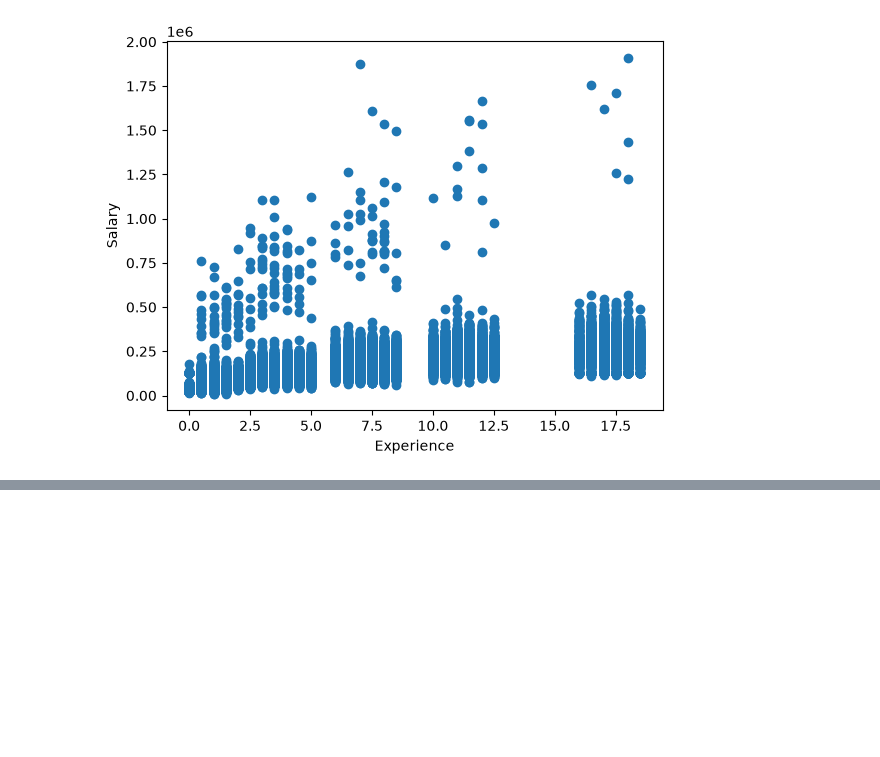
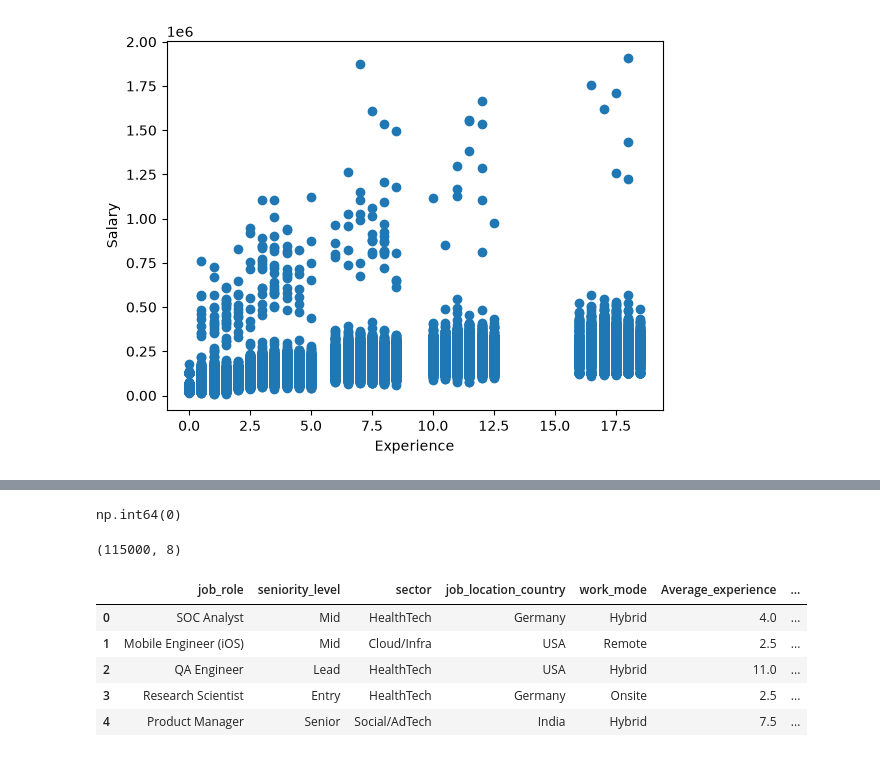
Before and after one commit to anshulbaisoya82-ux/Task-2-, a Jupyter notebook: Salary.ipynb, the cells around one changed output, grey strips where cells are left out. Saved outputs shown, nothing was run; the diff lists cells and outputs as text; code cells hidden in the pictures; blank space fills up the shorter version.

```diff
--- a/Salary.ipynb
+++ b/Salary.ipynb
@@ -182,0 +324,26 @@ plt.show()
+# %%
+df['sector'].isna().sum()
+# %% [output]
+np.int64(0)
+# %%
+features = [
+    'job_role',
+    'seniority_level',
+    'sector',
+    'job_location_country',
+    'work_mode',
+    'Average_experience',
+    'number_of_interview_rounds'
+]
+
+model_df = df[features + ['Average_Salary']].copy()
+print(model_df.shape)
+model_df.head()
+# %% [output]
+(115000, 8)
+|  | job_role | seniority_level | sector | job_location_country | work_mode | Average_experience | ... |
+| 0 | SOC Analyst | Mid | HealthTech | Germany | Hybrid | 4.0 | ... |
+| 1 | Mobile Engineer (iOS) | Mid | Cloud/Infra | USA | Remote | 2.5 | ... |
+| 2 | QA Engineer | Lead | HealthTech | USA | Hybrid | 11.0 | ... |
+| 3 | Research Scientist | Entry | HealthTech | Germany | Onsite | 2.5 | ... |
+| 4 | Product Manager | Senior | Social/AdTech | India | Hybrid | 7.5 | ... |
```
Also changed, not shown: parts of 27 cells of this notebook.
